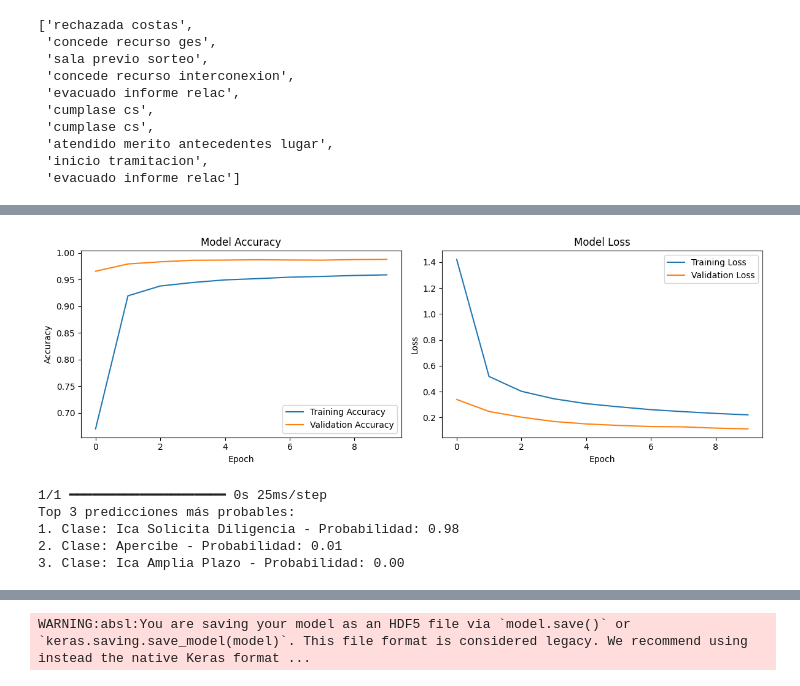
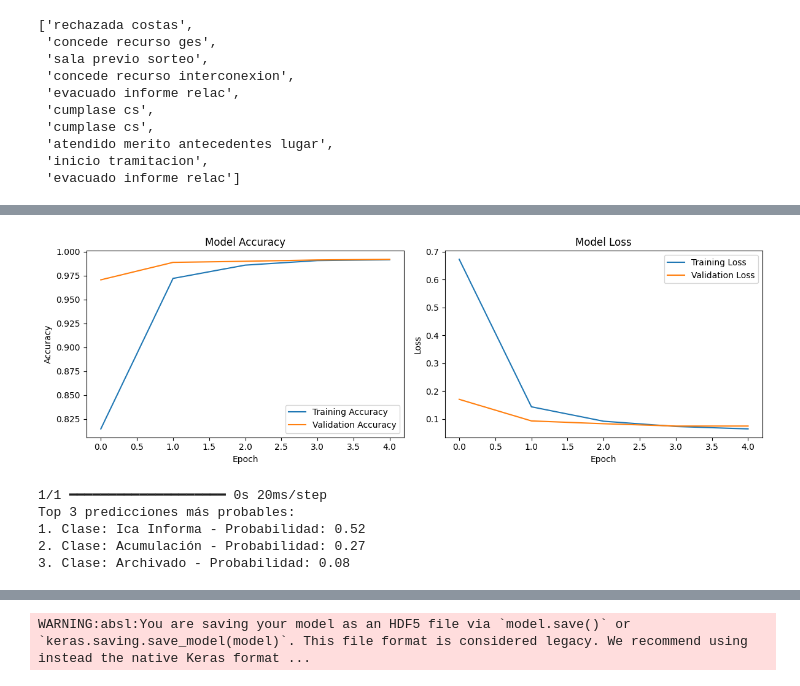
Before and after one commit to LLAES07/nlp, a Jupyter notebook: NLP_CODE.ipynb, the cells around one changed output, grey strips where cells are left out. Drawn from its saved outputs; the diff is of its cells as text; code cells hidden in the pictures.

```diff
--- a/NLP_CODE.ipynb
+++ b/NLP_CODE.ipynb
@@ -1375,7 +1447,7 @@ clean_data
 # %%
 
 unique_words = set(word for sentence in clean_data for word in sentence.split())
-total_words = len(unique_words) # Total de palabras
+total_words = len(unique_words) + 1 # Total de palabras
 
 print(f'Las palabras unicas son: {total_words}')
 # %% [output]
@@ -1391,7 +1463,7 @@ df['CLASIFICACION_NUM'] = label_encoder.fit_transform(df['CLASIFICACION_CORRECTA
 y_categorical = to_categorical(df['CLASIFICACION_NUM'])
 # %%
 # Tokenización
-tokenizer = Tokenizer(num_words=5000, oov_token="<OOV>")#2619
+tokenizer = Tokenizer(num_words=total_words, oov_token="<OOV>")#2619
 
 
 
@@ -1639,0 +1669,12 @@ Epoch 10/10
+# %%
+padded_sequences = pad_sequences(sequences, maxlen=max_sequence_len, padding='pre')
+X_train, X_test, y_train, y_test = train_test_split(padded_sequences, y_categorical, test_size=0.2, random_state=42)
+# %%
+history2 = model.fit(
+    X_train,
+    y_train,
+    epochs=5,
+    batch_size=32,
+    validation_data = (X_test, y_test),
+    callbacks=[early_stopping, reduce_lr]
+)
@@ -1667,26 +1719,26 @@ Informe de clasificación:
 # %%
 import matplotlib.pyplot as plt
 
 # Graficar la precisión
 plt.figure(figsize=(12, 4))
 plt.subplot(1, 2, 1)
-plt.plot(history.history['accuracy'], label='Training Accuracy')
-plt.plot(history.history['val_accuracy'], label='Validation Accuracy')
+plt.plot(history2.history['accuracy'], label='Training Accuracy')
+plt.plot(history2.history['val_accuracy'], label='Validation Accuracy')
 plt.title('Model Accuracy')
 plt.xlabel('Epoch')
 plt.ylabel('Accuracy')
 plt.legend()
 
 # Graficar la pérdida
 plt.subplot(1, 2, 2)
-plt.plot(history.history['loss'], label='Training Loss')
-plt.plot(history.history['val_loss'], label='Validation Loss')
+plt.plot(history2.history['loss'], label='Training Loss')
+plt.plot(history2.history['val_loss'], label='Validation Loss')
 plt.title('Model Loss')
 plt.xlabel('Epoch')
 plt.ylabel('Loss')
 plt.legend()
 
 plt.tight_layout()
 plt.show()
 # %% [output]
-[figure, old version]
+[figure, new version]
@@ -1693,6 +1749,6 @@ plt.show()
 # %%
 # Nuevo texto para probar
-new_description = "Pide informe al tenor del recurso dentro de 05 días hábiles"
+new_description = "Pone en conc.inhabilidad"
 
 # Limpieza (usa la misma función que creaste anteriormente)
 cleaned_description = cleaning_data(new_description)
@@ -1717,8 +1773,8 @@ print("Top 3 predicciones más probables:")
 for i in range(3):
     print(f"{i+1}. Clase: {top_3_labels[i]} - Probabilidad: {top_3_probabilities[i]:.2f}")
 # %% [output]
-1/1 ━━━━━━━━━━━━━━━━━━━━ 0s 25ms/step
+1/1 ━━━━━━━━━━━━━━━━━━━━ 0s 20ms/step
 Top 3 predicciones más probables:
-1. Clase: Ica Solicita Diligencia - Probabilidad: 0.98
-2. Clase: Apercibe - Probabilidad: 0.01
-3. Clase: Ica Amplia Plazo - Probabilidad: 0.00
+1. Clase: Ica Informa - Probabilidad: 0.52
+2. Clase: Acumulación - Probabilidad: 0.27
+3. Clase: Archivado - Probabilidad: 0.08
```
Also changed, not shown: parts of 51 cells of this notebook, 6 other files.
